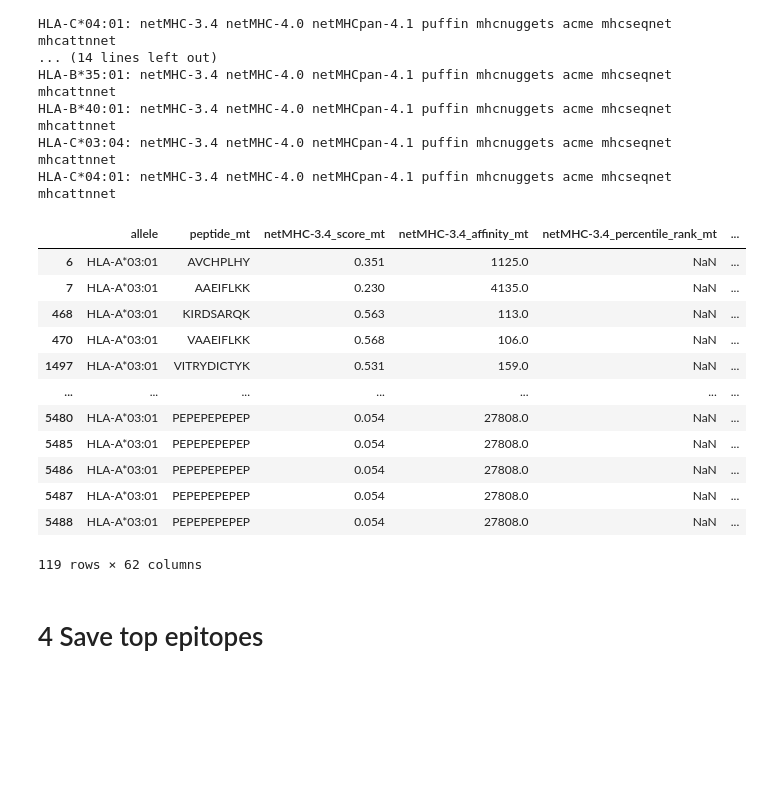
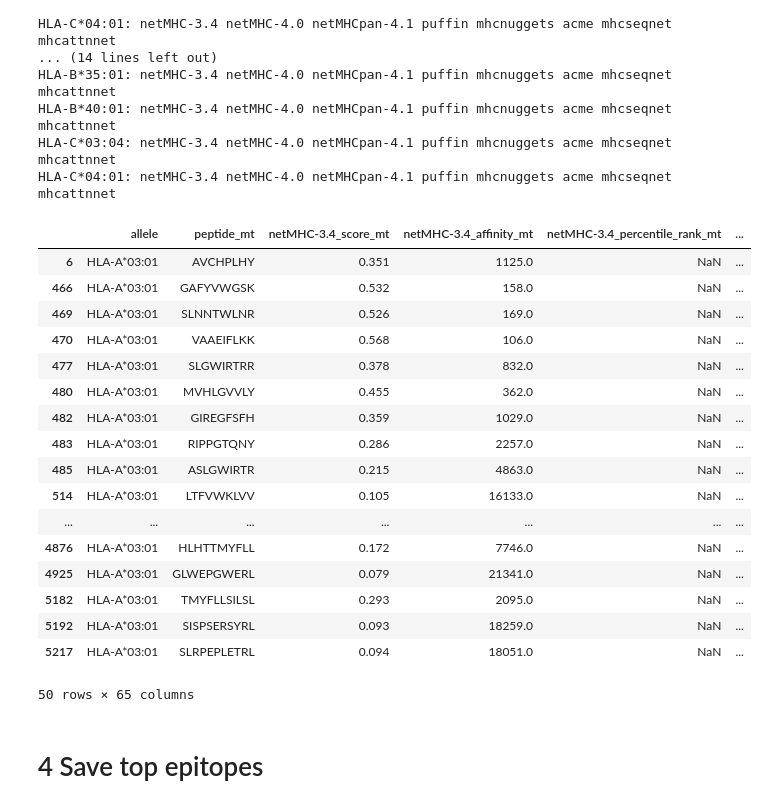
Before and after one commit to denklewer/MHC_predictor, a Jupyter notebook: gbm122_processing/gbm122_3_join_all_predictions.ipynb, the cells around one changed output. Drawn from its saved outputs; the diff is of its cells as text; code cells hidden in the pictures; blank space fills up the shorter version.

Commit message:
gbm122 finished. Compared to other work. Advantage function for netmhcpan41 fixed

```diff
--- a/gbm122_processing/gbm122_3_join_all_predictions.ipynb
+++ b/gbm122_processing/gbm122_3_join_all_predictions.ipynb
@@ -70,9 +70,9 @@ per_method_columns = {
                'netMHCpan-4.1_score_ba', 'netMHCpan-4.1_score_el', 'netMHCpan-4.1_affinity', 'netMHCpan-4.1_percentile_rank_ba', 'netMHCpan-4.1_percentile_rank_el'  ],
     'netMHC-3.4': [ 'score', 'affinity', 'percentile_rank'],
     'netMHC-4.0':[ 'score', 'affinity', 'percentile_rank' ],
-    'netMHCpan-4.1':[ 'score_ba', 'score_el' 'affinity', 'percentile_rank_ba', 'percentile_rank_el'],
-    'mhcnuggets':[ 'score', 'affinity'],
-    'acme':['score' ],
+    'netMHCpan-4.1':[ 'score_ba', 'score_el', 'affinity', 'percentile_rank_ba', 'percentile_rank_el'],
+    'mhcnuggets':[ 'score', 'affinity', 'percentile_rank'],
+    'acme':['score'],
     'puffin':['score', 'epistemic_var', 'aleatoric_var', 'binding_likelihood'],
     'mhcseqnet':['score'],
     'mhcattnnet':[ 'score']
@@ -82,6 +82,11 @@ methods = ['NetMHC', 'puffin', 'mhcnuggets', 'acme', 'mhcseqnet', 'mhcattnnet']
 PREDICTION_PATH = "D:/Google Drive/Work/ITMO/MHC-Epitop-Prediction/prediction_results/gbm122/"
 
 per_region_per_allele_per_method_predictions = dict()
+
+less_is_good_columns = {'affinity','percentile_rank', 'netMHC-3.4_affinity', 'netMHC-4.0_affinity',
+                                    'netMHCpan-4.1_affinity', 'netMHCpan-4.1_percentile_rank_ba',
+                                    'netMHCpan-4.1_percentile_rank_el', 'netMHC-4.0_percentile_rank', 'epistemic_var', 'aleatoric_var' }
+
 for region in REGIONS:
 
     print(f"region {region}")
@@ -102,7 +107,7 @@ for region in REGIONS:
                 mt_scores = prediction_df[result_score_column + '_mt'].values
                 wt_peptide =  prediction_df['peptide_wt'].values
                 # for these columns mt shoud be less than wt. In this case wt/mt will be > 1 and this is good.
-                if score_column in ['affinity','percentile_rank', 'netMHC-3.4_affinity', 'netMHC-4.0_affinity', 'netMHCpan-4.1_affinity', 'percentile_rank_ba', 'percentile_rank_el' ]:
+                if score_column in less_is_good_columns:
                     advantage = np.array([wt_sc/(mt_sc + 0.0000000001) if not peptide == np.nan else 2  for wt_sc,mt_sc, peptide in zip(wt_scores,mt_scores,wt_peptide)])
                 # for these columns mt shoud be greater than wt. In this case mt/wt will be > 1 and this is good.
                 else:
@@ -217,9 +222,9 @@ def filter_epitopes(df, method_name, advantage = False):
         if advantage:
             df = df.loc[df[method_name + "_percentile_rank_el_advantage"] > 1].copy()
     elif method_name == 'mhcnuggets':
-        df = df.loc[df[method_name + "_affinity_mt"] < 500].copy()
+        df = df.loc[df[method_name + "_percentile_rank_mt"] < 2].copy()
         if advantage:
-            df = df.loc[df[method_name + "_affinity_advantage"] > 1].copy()
+            df = df.loc[df[method_name + "_percentile_rank_advantage"] > 1].copy()
     elif method_name == 'acme':
         df = df.loc[df[method_name + "_score_mt"] > 0.42].copy()
         if advantage:
@@ -379,21 +384,26 @@ HLA-B*40:01: netMHC-3.4 netMHC-4.0 netMHCpan-4.1 puffin mhcnuggets acme mhcseqne
 HLA-C*03:04: netMHC-3.4 netMHC-4.0 netMHCpan-4.1 puffin mhcnuggets acme mhcseqnet mhcattnnet
 HLA-C*04:01: netMHC-3.4 netMHC-4.0 netMHCpan-4.1 puffin mhcnuggets acme mhcseqnet mhcattnnet
 # %%
-per_region_per_allele_per_method_top_epitopes[1][ALLELES[0]]['mhcseqnet']
+per_region_per_allele_per_method_top_epitopes[1][ALLELES[0]]['mhcnuggets']
 # %% [output]
 |  | allele | peptide_mt | netMHC-3.4_score_mt | netMHC-3.4_affinity_mt | netMHC-3.4_percentile_rank_mt | ... |
 | 6 | HLA-A*03:01 | AVCHPLHY | 0.351 | 1125.0 | NaN | ... |
-| 7 | HLA-A*03:01 | AAEIFLKK | 0.230 | 4135.0 | NaN | ... |
-| 468 | HLA-A*03:01 | KIRDSARQK | 0.563 | 113.0 | NaN | ... |
+| 466 | HLA-A*03:01 | GAFYVWGSK | 0.532 | 158.0 | NaN | ... |
+| 469 | HLA-A*03:01 | SLNNTWLNR | 0.526 | 169.0 | NaN | ... |
 | 470 | HLA-A*03:01 | VAAEIFLKK | 0.568 | 106.0 | NaN | ... |
-| 1497 | HLA-A*03:01 | VITRYDICTYK | 0.531 | 159.0 | NaN | ... |
+| 477 | HLA-A*03:01 | SLGWIRTRR | 0.378 | 832.0 | NaN | ... |
+| 480 | HLA-A*03:01 | MVHLGVVLY | 0.455 | 362.0 | NaN | ... |
+| 482 | HLA-A*03:01 | GIREGFSFH | 0.359 | 1029.0 | NaN | ... |
+| 483 | HLA-A*03:01 | RIPPGTQNY | 0.286 | 2257.0 | NaN | ... |
+| 485 | HLA-A*03:01 | ASLGWIRTR | 0.215 | 4863.0 | NaN | ... |
+| 514 | HLA-A*03:01 | LTFVWKLVV | 0.105 | 16133.0 | NaN | ... |
 | ... | ... | ... | ... | ... | ... | ... |
-| 5480 | HLA-A*03:01 | PEPEPEPEPEP | 0.054 | 27808.0 | NaN | ... |
-| 5485 | HLA-A*03:01 | PEPEPEPEPEP | 0.054 | 27808.0 | NaN | ... |
-| 5486 | HLA-A*03:01 | PEPEPEPEPEP | 0.054 | 27808.0 | NaN | ... |
-| 5487 | HLA-A*03:01 | PEPEPEPEPEP | 0.054 | 27808.0 | NaN | ... |
-| 5488 | HLA-A*03:01 | PEPEPEPEPEP | 0.054 | 27808.0 | NaN | ... |
+| 4876 | HLA-A*03:01 | HLHTTMYFLL | 0.172 | 7746.0 | NaN | ... |
+| 4925 | HLA-A*03:01 | GLWEPGWERL | 0.079 | 21341.0 | NaN | ... |
+| 5182 | HLA-A*03:01 | TMYFLLSILSL | 0.293 | 2095.0 | NaN | ... |
+| 5192 | HLA-A*03:01 | SISPSERSYRL | 0.093 | 18259.0 | NaN | ... |
+| 5217 | HLA-A*03:01 | SLRPEPLETRL | 0.094 | 18051.0 | NaN | ... |
-119 rows × 62 columns
+50 rows × 65 columns
 # %% [markdown]
 # 4 Save top epitopes
 # %%
```
Also changed, not shown: parts of 2 cells of this notebook, 9 other files.
